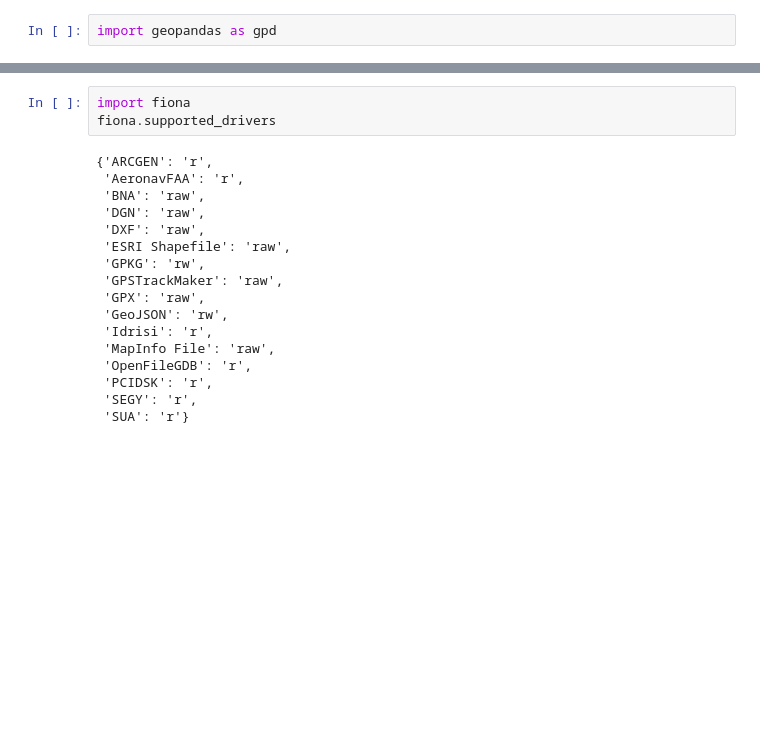
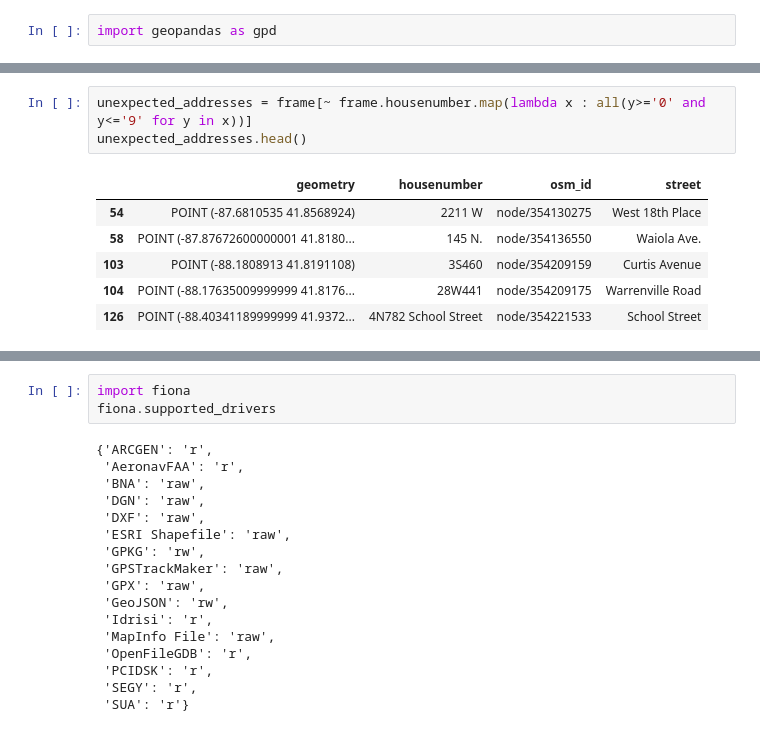
Before and after one commit to MatthewDaws/OSMDigest, a Jupyter notebook: notebooks/Explore buildings and addresses.ipynb, the cells around one changed output, grey strips where cells are left out. Cells and saved outputs as stored; diff of their text form; blank space fills up the shorter version.

Commit message:
More on addresses

```diff
--- a/notebooks/Explore buildings and addresses.ipynb
+++ b/notebooks/Explore buildings and addresses.ipynb
@@ -323,0 +329,10 @@ frame[:5]
+# %%
+unexpected_addresses = frame[~ frame.housenumber.map(lambda x : all(y>='0' and y<='9' for y in x))]
+unexpected_addresses.head()
+# %% [output]
+|  | geometry | housenumber | osm_id | street |
+| 54 | POINT (-87.6810535 41.8568924) | 2211 W | node/354130275 | West 18th Place |
+| 58 | POINT (-87.87672600000001 41.8180... | 145 N. | node/354136550 | Waiola Ave. |
+| 103 | POINT (-88.1808913 41.8191108) | 3S460 | node/354209159 | Curtis Avenue |
+| 104 | POINT (-88.17635009999999 41.8176... | 28W441 | node/354209175 | Warrenville Road |
+| 126 | POINT (-88.40341189999999 41.9372... | 4N782 School Street | node/354221533 | School Street |
```
Also changed, not shown: parts of 14 cells of this notebook, 2 other files.
